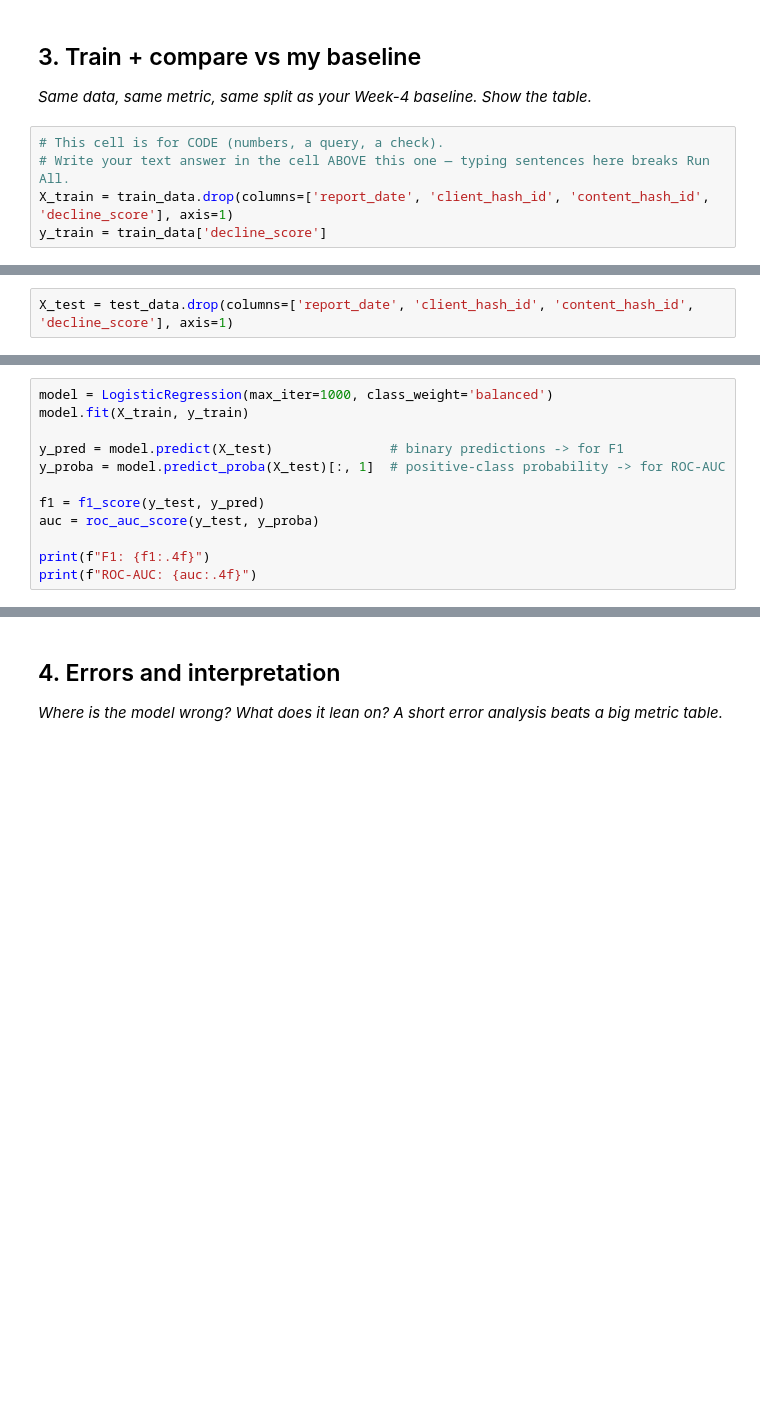
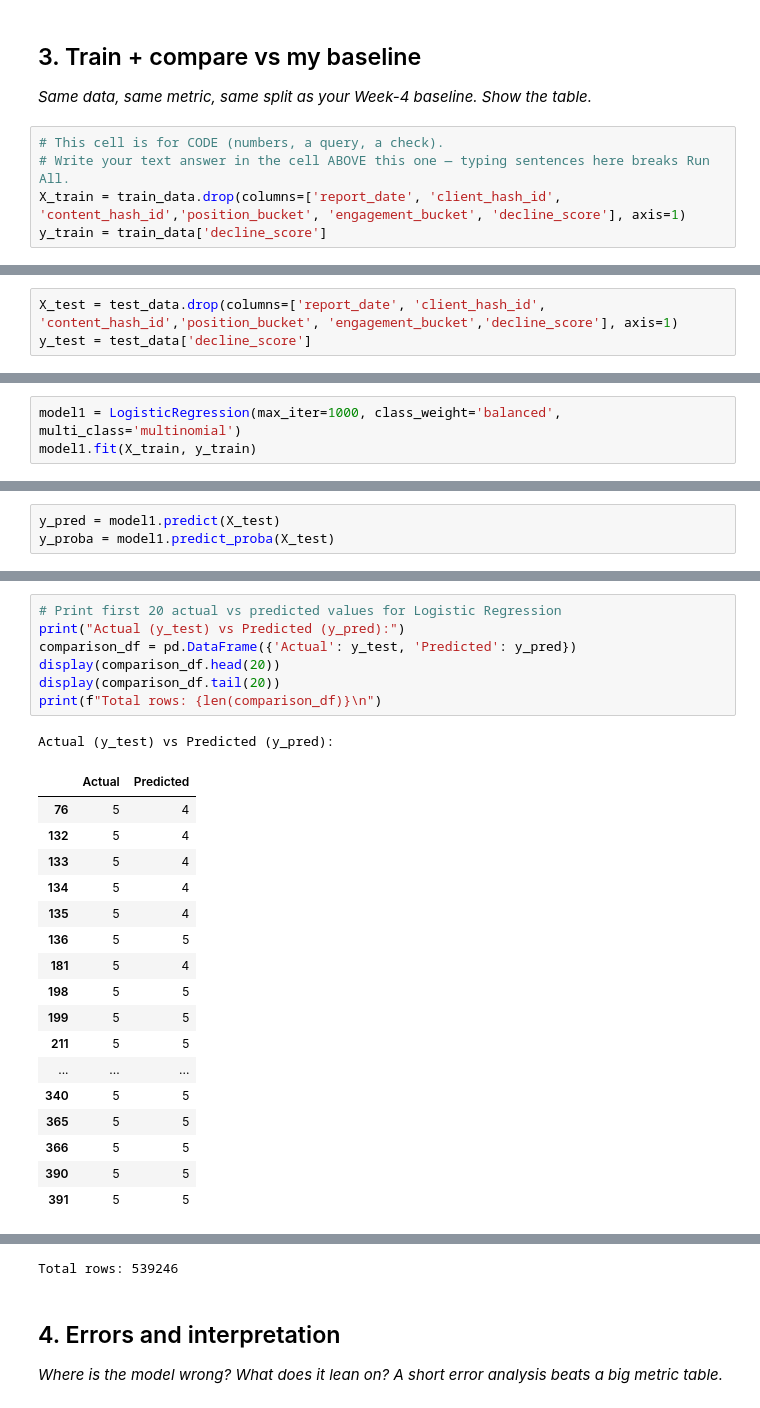
Before and after one commit to MuhammadFaizan0023/FlyRank_ML_internship_repo, a Jupyter notebook: work/notebooks/w05_model.ipynb, the cells around one changed output, grey strips where cells are left out. Drawn from its saved outputs; the diff is of its cells as text; blank space fills up the shorter version.

```diff
--- a/work/notebooks/w05_model.ipynb
+++ b/work/notebooks/w05_model.ipynb
@@ -104,5 +145,5 @@ Testing set size: 554216
 # %%
 # This cell is for CODE (numbers, a query, a check).
 # Write your text answer in the cell ABOVE this one — typing sentences here breaks Run All.
-X_train = train_data.drop(columns=['report_date', 'client_hash_id', 'content_hash_id', 'decline_score'], axis=1)
+X_train = train_data.drop(columns=['report_date', 'client_hash_id', 'content_hash_id','position_bucket', 'engagement_bucket', 'decline_score'], axis=1)
 y_train = train_data['decline_score']
@@ -115,2 +162,3 @@ print(len(y_train))
 # %%
-X_test = test_data.drop(columns=['report_date', 'client_hash_id', 'content_hash_id', 'decline_score'], axis=1)
+X_test = test_data.drop(columns=['report_date', 'client_hash_id', 'content_hash_id','position_bucket', 'engagement_bucket','decline_score'], axis=1)
+y_test = test_data['decline_score']
@@ -121,12 +177,3 @@ print(len(X_test))
 # %%
-model = LogisticRegression(max_iter=1000, class_weight='balanced')
-model.fit(X_train, y_train)
-
-y_pred = model.predict(X_test)               # binary predictions -> for F1
-y_proba = model.predict_proba(X_test)[:, 1]  # positive-class probability -> for ROC-AUC
-
-f1 = f1_score(y_test, y_pred)
-auc = roc_auc_score(y_test, y_proba)
-
-print(f"F1: {f1:.4f}")
-print(f"ROC-AUC: {auc:.4f}")
+model1 = LogisticRegression(max_iter=1000, class_weight='balanced', multi_class='multinomial')
+model1.fit(X_train, y_train)
@@ -132,0 +190,3 @@ print(f"ROC-AUC: {auc:.4f}")
+# %%
+y_pred = model1.predict(X_test)
+y_proba = model1.predict_proba(X_test)
@@ -132,0 +202,26 @@ print(f"ROC-AUC: {auc:.4f}")
+# %%
+# Print first 20 actual vs predicted values for Logistic Regression
+print("Actual (y_test) vs Predicted (y_pred):")
+comparison_df = pd.DataFrame({'Actual': y_test, 'Predicted': y_pred})
+display(comparison_df.head(20))
+display(comparison_df.tail(20))
+print(f"Total rows: {len(comparison_df)}\n")
+# %% [output]
+Actual (y_test) vs Predicted (y_pred):
+|  | Actual | Predicted |
+| 76 | 5 | 4 |
+| 132 | 5 | 4 |
+| 133 | 5 | 4 |
+| 134 | 5 | 4 |
+| 135 | 5 | 4 |
+| 136 | 5 | 5 |
+| 181 | 5 | 4 |
+| 198 | 5 | 5 |
+| 199 | 5 | 5 |
+| 211 | 5 | 5 |
+| ... | ... | ... |
+| 340 | 5 | 5 |
+| 365 | 5 | 5 |
+| 366 | 5 | 5 |
+| 390 | 5 | 5 |
+| 391 | 5 | 5 |
@@ -133,3 +245,4 @@ print(f"ROC-AUC: {auc:.4f}")
+Total rows: 539246
 # %% [markdown]
 ## 4. Errors and interpretation
 
```
Also changed, not shown: parts of 29 cells of this notebook.
